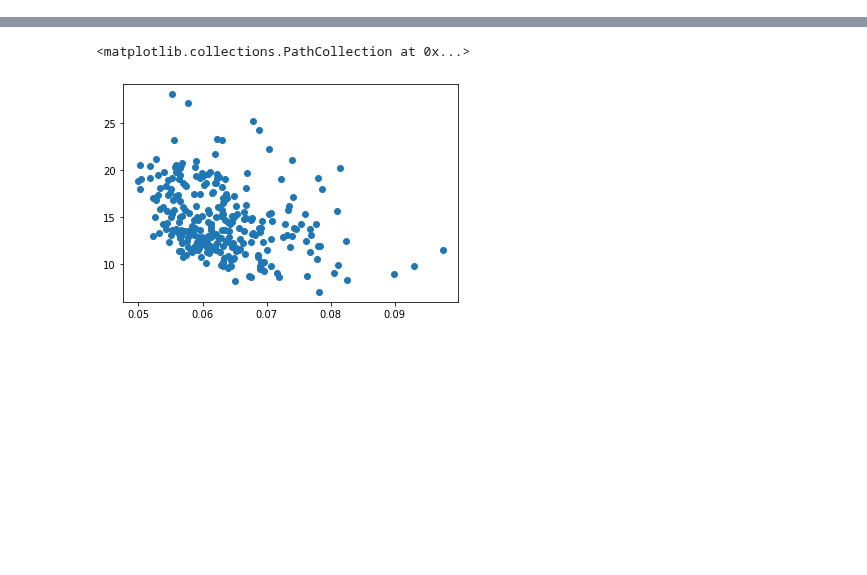
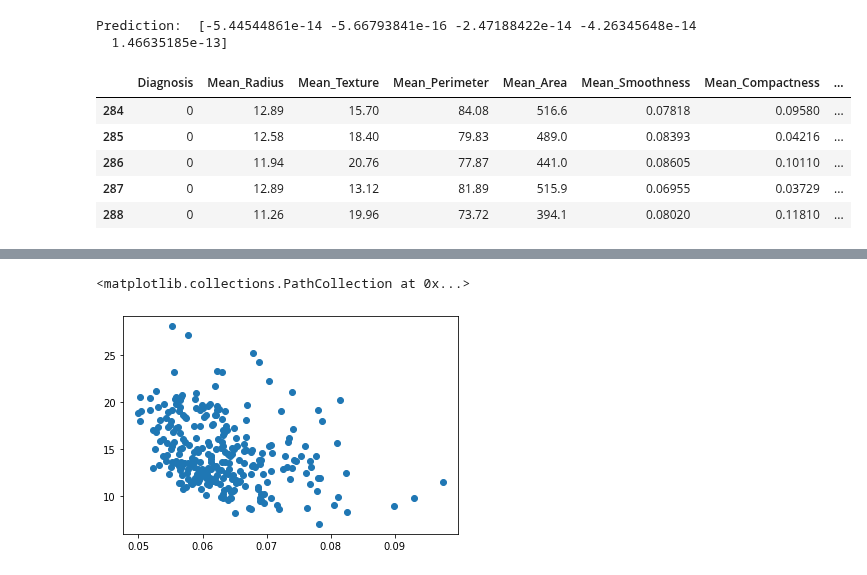
Before and after one commit to Ultan-Kearns/LYIT-Machine-Learning-Project, a Jupyter notebook: CA3Notebook.ipynb, the cells around one changed output, grey strips where cells are left out. Saved outputs shown, nothing was run; the diff lists cells and outputs as text; code cells hidden in the pictures; blank space fills up the shorter version.

```diff
--- a/CA3Notebook.ipynb
+++ b/CA3Notebook.ipynb
@@ -117,0 +147,18 @@ testSet = testSet.drop(['Worst_Fractal_Dimension'],axis=1)
+# %%
+
+y = testSet.Diagnosis
+
+regression_model = LinearRegression().fit(testSet, y)
+
+print('Prediction: ', regression_model.predict(testSet.head()))
+
+testSet.head()
+# %% [output]
+Prediction:  [-5.44544861e-14 -5.66793841e-16 -2.47188422e-14 -4.26345648e-14
+  1.46635185e-13]
+|  | Diagnosis | Mean_Radius | Mean_Texture | Mean_Perimeter | Mean_Area | Mean_Smoothness | Mean_Compactness | ... |
+| 284 | 0 | 12.89 | 15.70 | 84.08 | 516.6 | 0.07818 | 0.09580 | ... |
+| 285 | 0 | 12.58 | 18.40 | 79.83 | 489.0 | 0.08393 | 0.04216 | ... |
+| 286 | 0 | 11.94 | 20.76 | 77.87 | 441.0 | 0.08605 | 0.10110 | ... |
+| 287 | 0 | 12.89 | 13.12 | 81.89 | 515.9 | 0.06955 | 0.03729 | ... |
+| 288 | 0 | 11.26 | 19.96 | 73.72 | 394.1 | 0.08020 | 0.11810 | ... |
```
Also changed, not shown: parts of 23 cells of this notebook.
